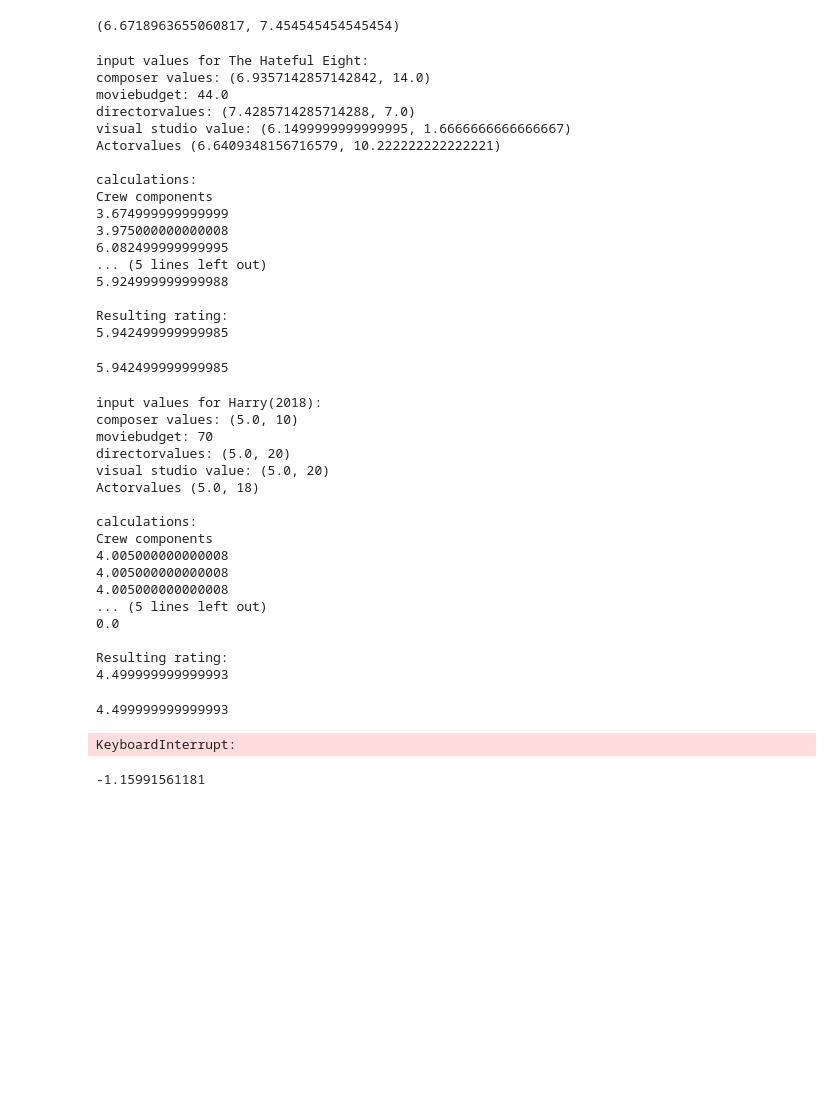
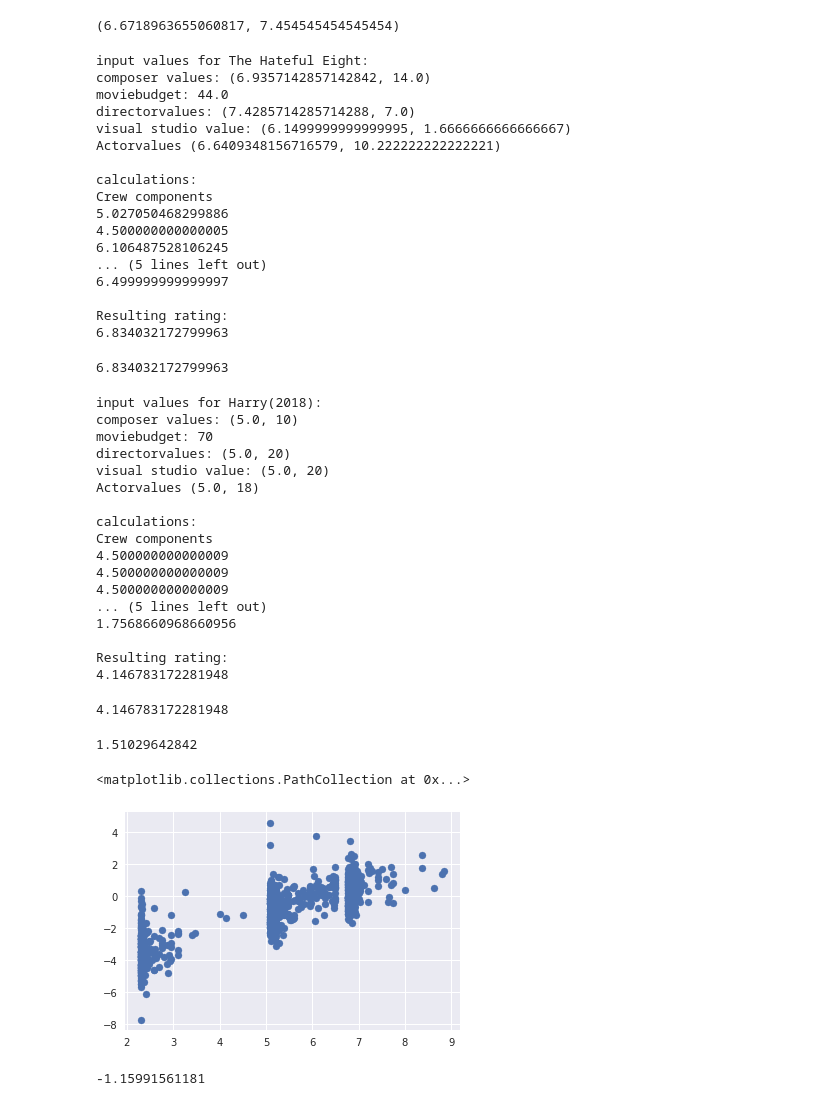
Before and after one commit to lucasfijen/Fuzzy_logic, a Jupyter notebook: Final_project.ipynb, the cells around one changed output. Cells and saved outputs as stored; diff of their text form; code cells hidden in the pictures; blank space fills up the shorter version.

Commit message:
centroid

```diff
--- a/Final_project.ipynb
+++ b/Final_project.ipynb
@@ -518,19 +518,26 @@ class Reasoner:
                 if v >= maximum or crisp == -1:
                     crisp = i
                     maximum = v
+        if self.defuzzification == 'centroid':
+            centroid = 0
+            total_value = 0
+            for i, v in input_value_pairs:
+                centroid += i*v
+                total_value += v
+            crisp = float(centroid)/float(total_value)
         return crisp
 # %%
-actor_thinker = Reasoner(actor_rulebase, [average_movie_rating, actor_movies], actor_output, 201, "som")
-ve_thinker = Reasoner(actor_rulebase, [average_movie_rating, ve_movies], ve_output, 201, "som")
-director_thinker = Reasoner(actor_rulebase, [average_movie_rating, director_movies], director_output, 201, "som")
-composer_thinker = Reasoner(actor_rulebase, [average_movie_rating, composer_movies], composer_output, 201, "som")
+actor_thinker = Reasoner(actor_rulebase, [average_movie_rating, actor_movies], actor_output, 201, "centroid")
+ve_thinker = Reasoner(actor_rulebase, [average_movie_rating, ve_movies], ve_output, 201, "centroid")
+director_thinker = Reasoner(actor_rulebase, [average_movie_rating, director_movies], director_output, 201, "centroid")
+composer_thinker = Reasoner(actor_rulebase, [average_movie_rating, composer_movies], composer_output, 201, "centroid")
 
-creating_thinker = Reasoner(performing_rulebase, [actor_input, ve_input], creating_output, 201, "som")
-performing_thinker = Reasoner(performing_rulebase, [composer_input, director_input], performing_output, 201, "som")
+creating_thinker = Reasoner(performing_rulebase, [actor_input, ve_input], creating_output, 201, "centroid")
+performing_thinker = Reasoner(performing_rulebase, [composer_input, director_input], performing_output, 201, "centroid")
 
-crew_thinker = Reasoner(crew_rulebase, [creating_input, performing_input], crew_output, 201, "som")
+crew_thinker = Reasoner(crew_rulebase, [creating_input, performing_input], crew_output, 201, "centroid")
 
-rating_thinker = Reasoner(rating_rulebase, [crew_input, budget], rating, 201, "som")
+rating_thinker = Reasoner(rating_rulebase, [crew_input, budget], rating, 201, "centroid")
 # %%
 #EXAMPLE
 #actor = actor_rulebase.calculate_firing_strengths([7.5, 8], [average_movie_rating, actor_movies])
@@ -657,15 +664,15 @@ Actorvalues (6.6409348156716579, 10.222222222222221)
 
 calculations:
 Crew components
-3.674999999999999
-3.975000000000008
-6.082499999999995
+5.027050468299886
+4.500000000000005
+6.106487528106245
 ... (5 lines left out)
-5.924999999999988
+6.499999999999997
 
 Resulting rating:
-5.942499999999985
+6.834032172799963
-5.942499999999985
+6.834032172799963
 # %%
 rate_movie('Harry(2018)', data, True, True)
 # %% [output]
@@ -678,15 +685,15 @@ Actorvalues (5.0, 18)
 
 calculations:
 Crew components
-4.005000000000008
-4.005000000000008
-4.005000000000008
+4.500000000000009
+4.500000000000009
+4.500000000000009
 ... (5 lines left out)
-0.0
+1.7568660968660956
 
 Resulting rating:
-4.499999999999993
+4.146783172281948
-4.499999999999993
+4.146783172281948
 # %%
 import matplotlib.pyplot as plt
 def perform_validation(data, filtering=False, printing=False, top_select=0):
@@ -723,9 +730,14 @@ def perform_validation(data, filtering=False, printing=False, top_select=0):
 # #    plt.plot(sorted(results)[::-1])
 #     plt.show()
 # %%
-abs_erros, errors, labels, rating = perform_validation(data, filtering=True, top_select=2)
+abs_erros, errors, labels, rating = perform_validation(data, filtering=True, top_select=1)
-# %% [output]
-KeyboardInterrupt:
+# %%
+print(np.mean(abs_erros))
+plt.scatter(rating, errors)
+# %% [output]
+1.51029642842
+<matplotlib.collections.PathCollection at 0x...>
+[figure, added]
 # %%
 def pdf(x, m, s):
     first = float(1)/(math.sqrt(2*math.pi)*s)
```
Also changed, not shown: parts of 2 cells of this notebook.
